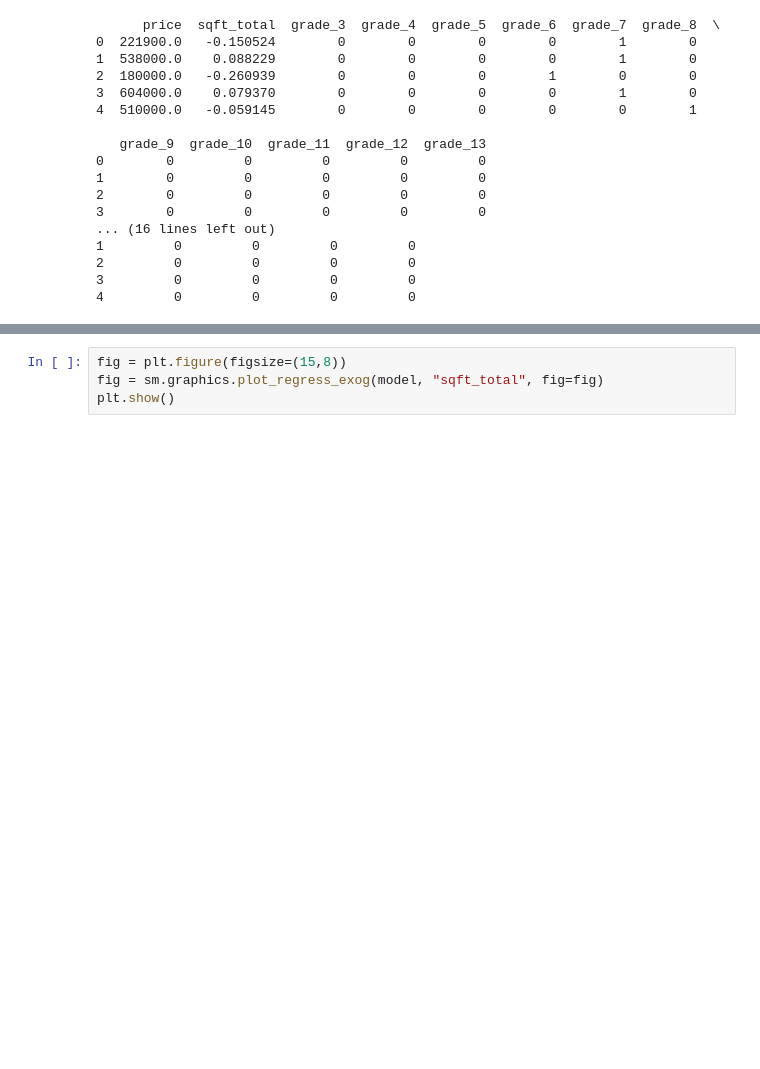
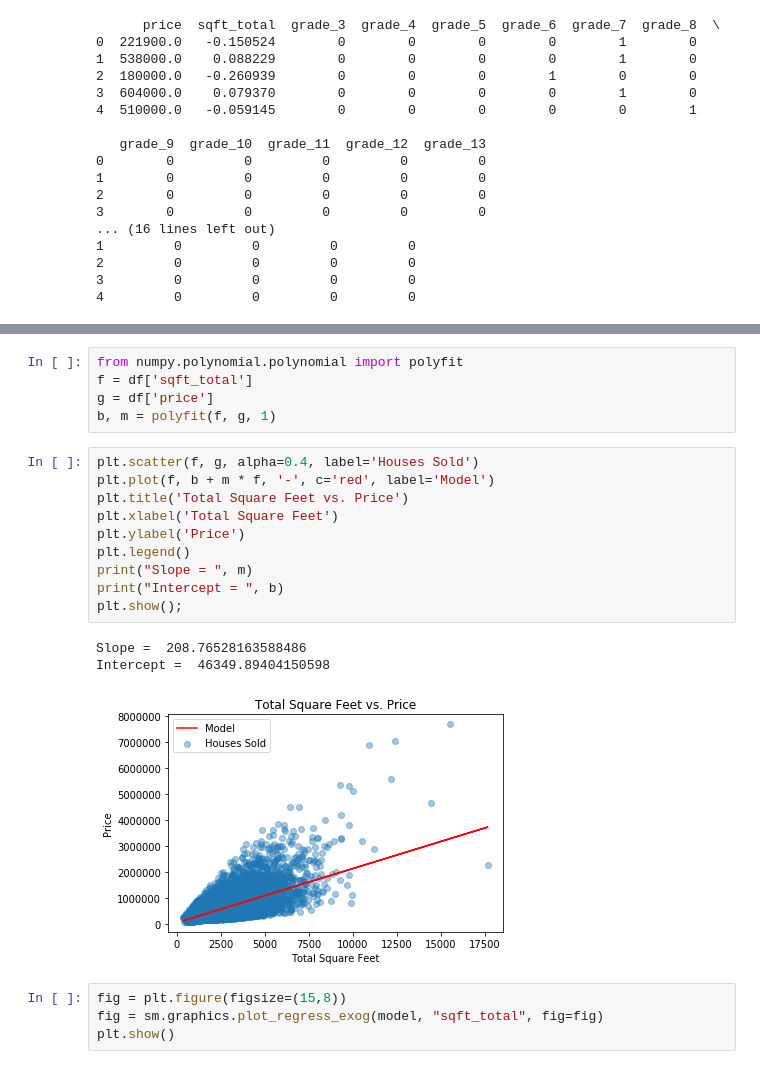
Before and after one commit to steeznation16/dsc-1-final-project-online-ds-ft-100118, a Jupyter notebook: student.ipynb, the cells around one changed output, grey strips where cells are left out. Cells and saved outputs as stored; diff of their text form; blank space fills up the shorter version.

```diff
--- a/student.ipynb
+++ b/student.ipynb
@@ -610,3 +674,22 @@ strong multicollinearity problems or that the design matrix is singular.
+# %%
+from numpy.polynomial.polynomial import polyfit
+f = df['sqft_total']
+g = df['price']
+b, m = polyfit(f, g, 1)
+# %%
+plt.scatter(f, g, alpha=0.4, label='Houses Sold')
+plt.plot(f, b + m * f, '-', c='red', label='Model')
+plt.title('Total Square Feet vs. Price')
+plt.xlabel('Total Square Feet')
+plt.ylabel('Price')
+plt.legend()
+print("Slope = ", m)
+print("Intercept = ", b)
+plt.show();
+# %% [output]
+Slope =  208.76528163588486
+Intercept =  46349.89404150598
+[figure, added]
 # %%
 fig = plt.figure(figsize=(15,8))
 fig = sm.graphics.plot_regress_exog(model, "sqft_total", fig=fig)
```
Also changed, not shown: parts of 46 cells of this notebook, 2 other files.
